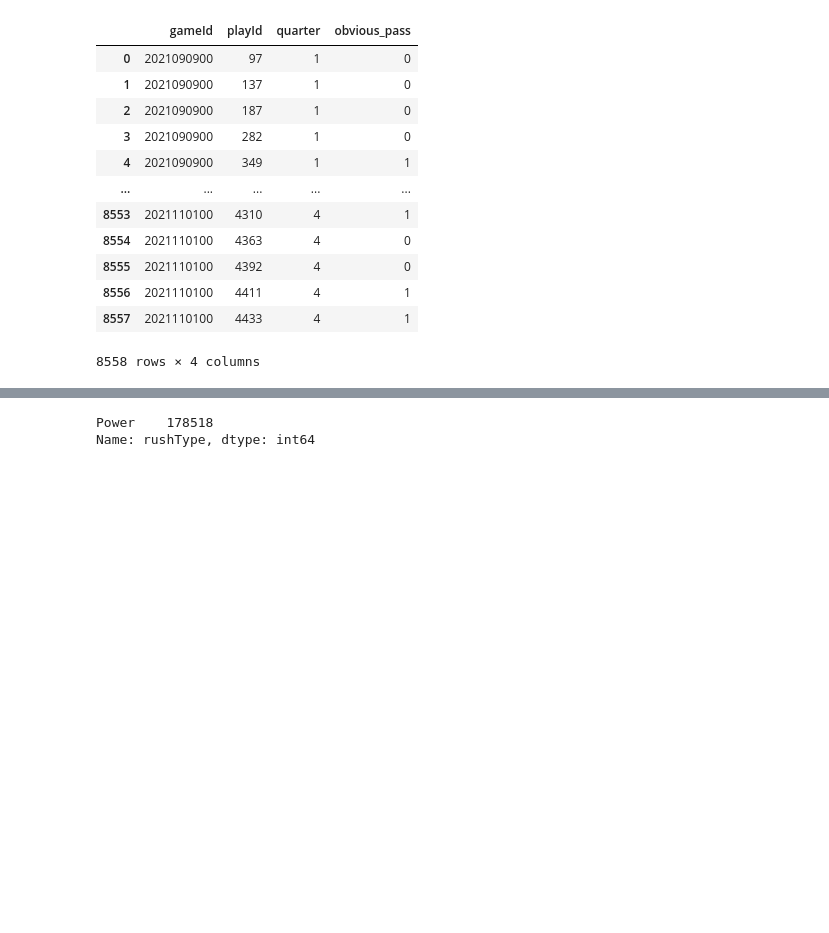
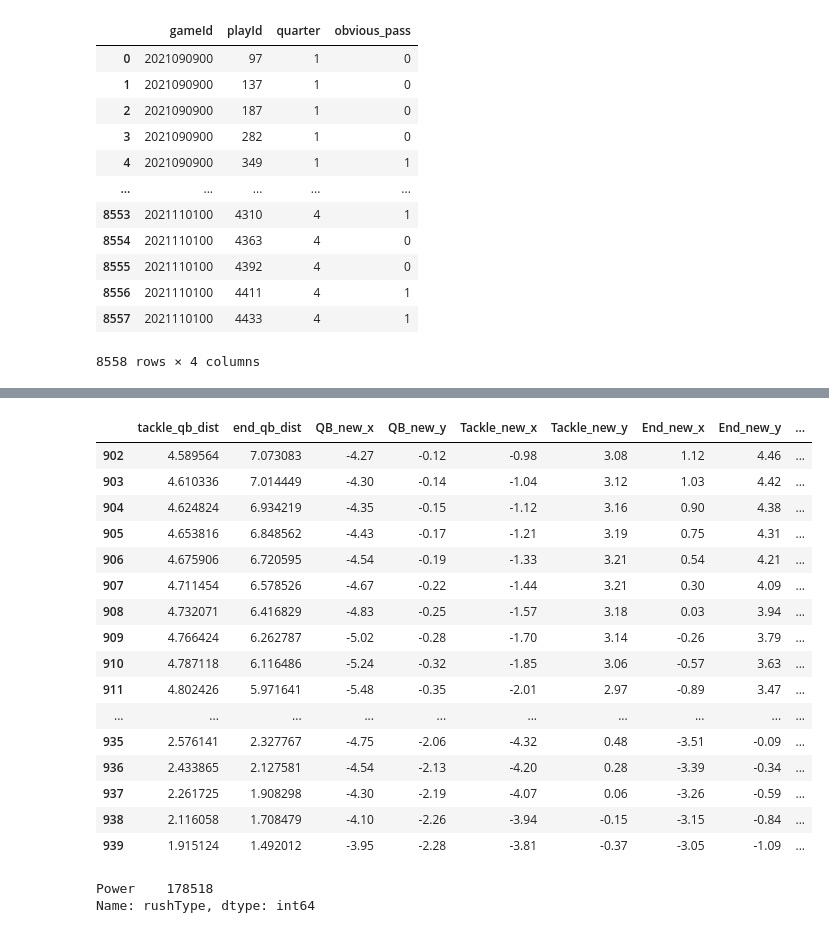
Before and after one commit to cnickol26/BigDataBowl2023, a Jupyter notebook: Modeling_Josh.ipynb, the cells around one changed output, grey strips where cells are left out. Saved outputs shown, nothing was run; the diff lists cells and outputs as text; code cells hidden in the pictures; blank space fills up the shorter version.

```diff
--- a/Modeling_Josh.ipynb
+++ b/Modeling_Josh.ipynb
@@ -133,3 +211,28 @@ power_filt = power[(power['tackle_qb_dist'] < power['end_qb_dist'])]
+# %%
+power[(power['uniqueplayId']== 202109190595)&(power['QB_Flip']==0)][['tackle_qb_dist', 'end_qb_dist',
+                                                                     'QB_new_x', 'QB_new_y',
+                                                                     'Tackle_new_x', 'Tackle_new_y',
+                                                                     'End_new_x', 'End_new_y', 'frameId', 'football_x',
+                                                                     'football_y', 'event', 'tackle_name', 'end_name',
+                                                                     'event']]
+# %% [output]
+|  | tackle_qb_dist | end_qb_dist | QB_new_x | QB_new_y | Tackle_new_x | Tackle_new_y | End_new_x | End_new_y | ... |
+| 902 | 4.589564 | 7.073083 | -4.27 | -0.12 | -0.98 | 3.08 | 1.12 | 4.46 | ... |
+| 903 | 4.610336 | 7.014449 | -4.30 | -0.14 | -1.04 | 3.12 | 1.03 | 4.42 | ... |
+| 904 | 4.624824 | 6.934219 | -4.35 | -0.15 | -1.12 | 3.16 | 0.90 | 4.38 | ... |
+| 905 | 4.653816 | 6.848562 | -4.43 | -0.17 | -1.21 | 3.19 | 0.75 | 4.31 | ... |
+| 906 | 4.675906 | 6.720595 | -4.54 | -0.19 | -1.33 | 3.21 | 0.54 | 4.21 | ... |
+| 907 | 4.711454 | 6.578526 | -4.67 | -0.22 | -1.44 | 3.21 | 0.30 | 4.09 | ... |
+| 908 | 4.732071 | 6.416829 | -4.83 | -0.25 | -1.57 | 3.18 | 0.03 | 3.94 | ... |
+| 909 | 4.766424 | 6.262787 | -5.02 | -0.28 | -1.70 | 3.14 | -0.26 | 3.79 | ... |
+| 910 | 4.787118 | 6.116486 | -5.24 | -0.32 | -1.85 | 3.06 | -0.57 | 3.63 | ... |
+| 911 | 4.802426 | 5.971641 | -5.48 | -0.35 | -2.01 | 2.97 | -0.89 | 3.47 | ... |
+| ... | ... | ... | ... | ... | ... | ... | ... | ... | ... |
+| 935 | 2.576141 | 2.327767 | -4.75 | -2.06 | -4.32 | 0.48 | -3.51 | -0.09 | ... |
+| 936 | 2.433865 | 2.127581 | -4.54 | -2.13 | -4.20 | 0.28 | -3.39 | -0.34 | ... |
+| 937 | 2.261725 | 1.908298 | -4.30 | -2.19 | -4.07 | 0.06 | -3.26 | -0.59 | ... |
+| 938 | 2.116058 | 1.708479 | -4.10 | -2.26 | -3.94 | -0.15 | -3.15 | -0.84 | ... |
+| 939 | 1.915124 | 1.492012 | -3.95 | -2.28 | -3.81 | -0.37 | -3.05 | -1.09 | ... |
 # %%
 power_filt['rushType'].value_counts()
 # %% [output]
```
Also changed, not shown: parts of 8 cells of this notebook, 1 other file.
